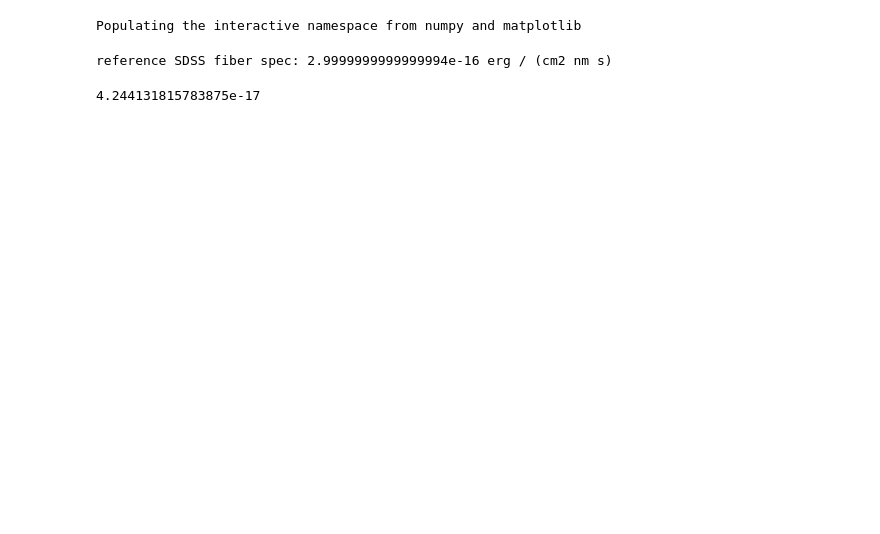
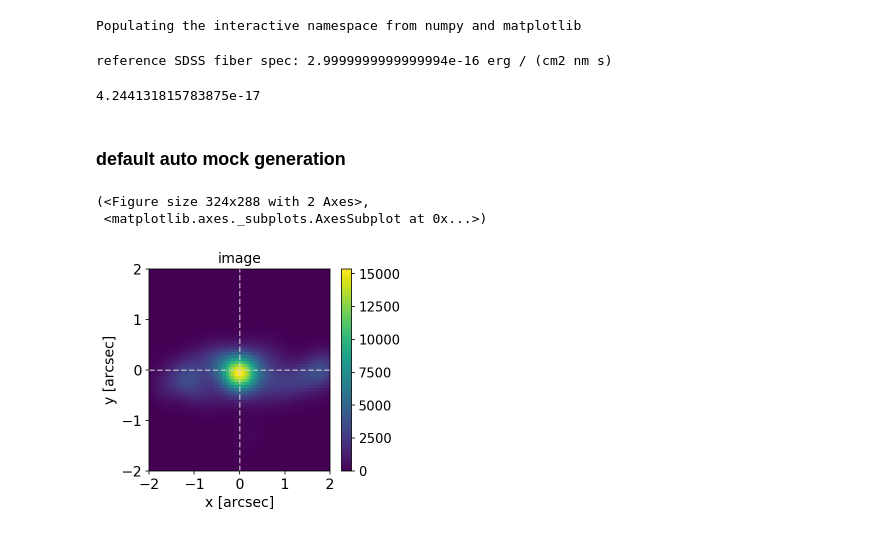
Before and after one commit to msmithUA/TNGcube, a Jupyter notebook: notebooks/[demo] TNGmock.ipynb, the cells around one changed output. Drawn from its saved outputs; the diff is of its cells as text; code cells hidden in the pictures; blank space fills up the shorter version.

```diff
--- a/notebooks/[demo] TNGmock.ipynb
+++ b/notebooks/[demo] TNGmock.ipynb
@@ -28,6 +31,7 @@ pars['g1'] = 0.
 pars['g2'] = 0.
 pars['redshift'] = 0.35
 pars['psfFWHM'] = 0.5
+pars['sigma_thermal'] = 16.  # [unit: km/s]
 pars['slitAngles'] = [0., np.pi/2]
 
 lambda_cen0 = ParametersTNG.lineLambda0['Halpha']
@@ -57,5 +61,13 @@ par_meta['dx'] = [0.8,1.3,0]
 par_meta['dv'] = [0.0,0.,4.5]
 # %%
 mock = TNGmock(pars=pars, subhalo=subhalo, par_meta=par_meta)
+# %% [markdown]
+### default auto mock generation
 # %%
-data_info = mock.gen_mock_data(noise_mode=1)
+dataInfo = mock.gen_mock_data(noise_mode=0)
+# %%
+dataInfo['image'].display(xlim=[-2., 2.])
+# %% [output]
+(<Figure size 324x288 with 2 Axes>,
+ <matplotlib.axes._subplots.AxesSubplot at 0x...>)
+[figure, added]
```
Also changed, not shown: parts of 19 cells of this notebook, 3 other files.
